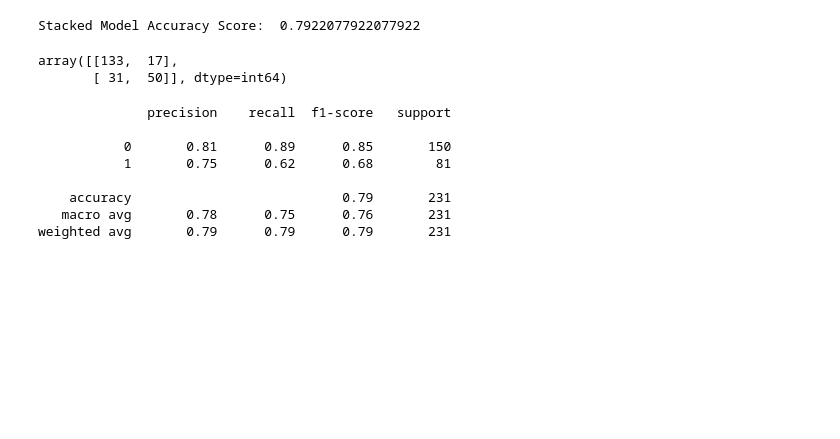
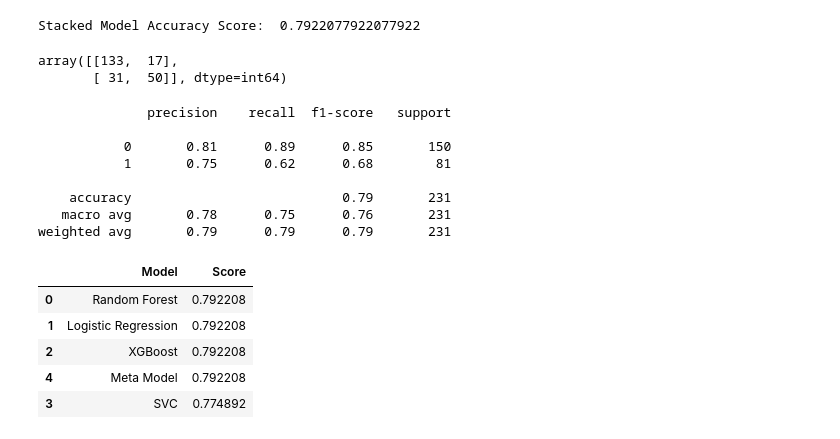
Before and after one commit to ikanshifu/aol-ml-sem4, a Jupyter notebook: main.ipynb, the cells around one changed output. Cells and saved outputs as stored; diff of their text form; code cells hidden in the pictures; blank space fills up the shorter version.

```diff
--- a/main.ipynb
+++ b/main.ipynb
@@ -554,14 +556,14 @@ xgb_train = xgb_model.fit(X_train, y_train, eval_set=[(X_test, y_test)], verbose
 # %%
 xgb_pred = xgb_model.predict(X_test)
 # %%
-accuracy = accuracy_score(y_test, xgb_pred)
-print("Accuracy Score: ", accuracy)
-recall = recall_score(y_test, xgb_pred)
-print("Recall Score: ", recall)
-precision = precision_score(y_test, xgb_pred)
-print("Precision Score: ", precision)
-roc = roc_auc_score(y_test, xgb_pred)
-print("ROC AUC Score: ", roc)
+xgb_accuracy = accuracy_score(y_test, xgb_pred)
+print("Accuracy Score: ", xgb_accuracy)
+xgb_recall = recall_score(y_test, xgb_pred)
+print("Recall Score: ", xgb_recall)
+xgb_precision = precision_score(y_test, xgb_pred)
+print("Precision Score: ", xgb_precision)
+xgb_roc = roc_auc_score(y_test, xgb_pred)
+print("ROC AUC Score: ", xgb_roc)
 # %% [output]
 Accuracy Score:  0.7922077922077922
 Recall Score:  0.6172839506172839
@@ -586,14 +588,14 @@ SVC()
 # %%
 svc_pred = svc_model.predict(X_test)
 # %%
-accuracy = accuracy_score(y_test, svc_pred)
-print("Accuracy Score: ", accuracy)
-recall = recall_score(y_test, svc_pred)
-print("Recall Score: ", recall)
-precision = precision_score(y_test, svc_pred)
-print("Precision Score: ", precision)
-roc = roc_auc_score(y_test, svc_pred)
-print("ROC AUC Score: ", roc)
+svc_accuracy = accuracy_score(y_test, svc_pred)
+print("Accuracy Score: ", svc_accuracy)
+svc_recall = recall_score(y_test, svc_pred)
+print("Recall Score: ", svc_recall)
+svc_precision = precision_score(y_test, svc_pred)
+print("Precision Score: ", svc_precision)
+svc_roc = roc_auc_score(y_test, svc_pred)
+print("ROC AUC Score: ", svc_roc)
 # %% [output]
 Accuracy Score:  0.7748917748917749
 Recall Score:  0.5679012345679012
@@ -651,13 +653,20 @@ print(classification_report(y_test, meta_predict))
    macro avg       0.78      0.75      0.76       231
 weighted avg       0.79      0.79      0.79       231
 # %%
-models = ['Logistic Regression', 'KNN', 'SVC', 'Decision Tree', 'Random Forest','Ada Boost', 'Gradient Boosting', 'SGB', 'XgBoost', 'Stacking', 'Cat Boost']
-scores = [lr_test_acc, knn_test_acc, svc_test_acc, dtc_test_acc, rand_clf_test_acc, ada_test_acc, gb_test_acc, sgbc_test_acc, xgb_test_acc, stacking_acc, cat_test_acc]
+models = ['Random Forest', 'Logistic Regression', 'XGBoost', 'SVC', 'Meta Model']
+scores = [rf_accuracy,lr_accuracy,xgb_accuracy,svc_accuracy,stack_accuracy]
 
 models = pd.DataFrame({'Model' : models, 'Score' : scores})
 
 
 models.sort_values(by = 'Score', ascending = False)
+# %% [output]
+|  | Model | Score |
+| 0 | Random Forest | 0.792208 |
+| 1 | Logistic Regression | 0.792208 |
+| 2 | XGBoost | 0.792208 |
+| 4 | Meta Model | 0.792208 |
+| 3 | SVC | 0.774892 |
 # %%
 plt.figure(figsize = (18, 8))
 
```
Also changed, not shown: parts of 9 cells of this notebook.
